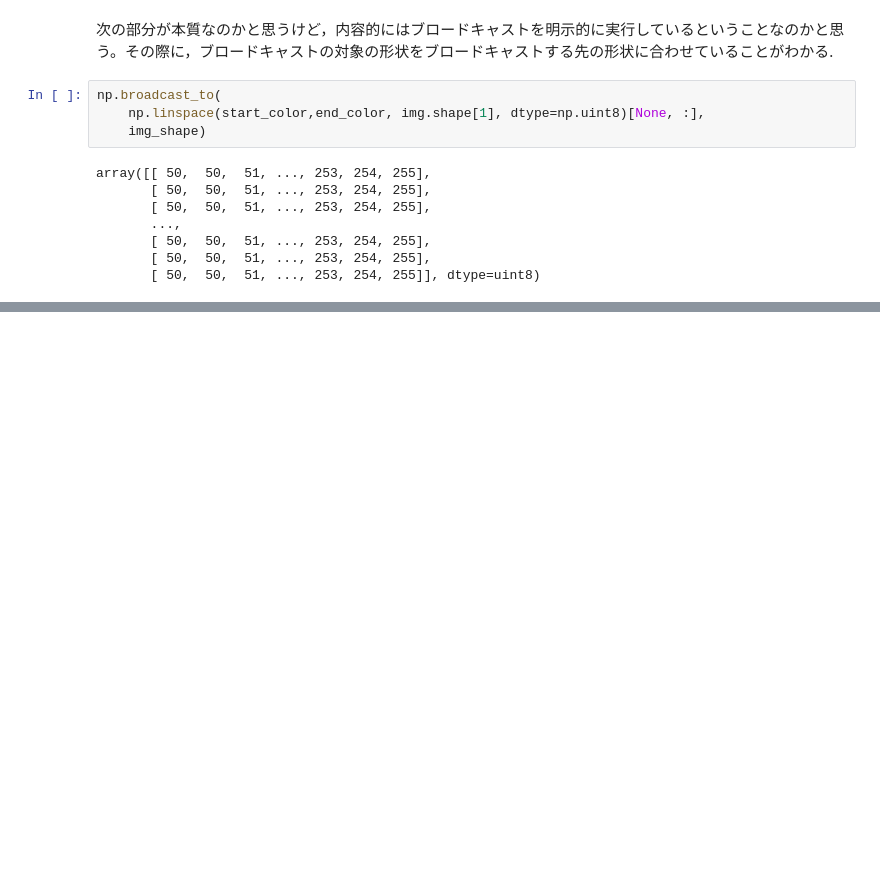
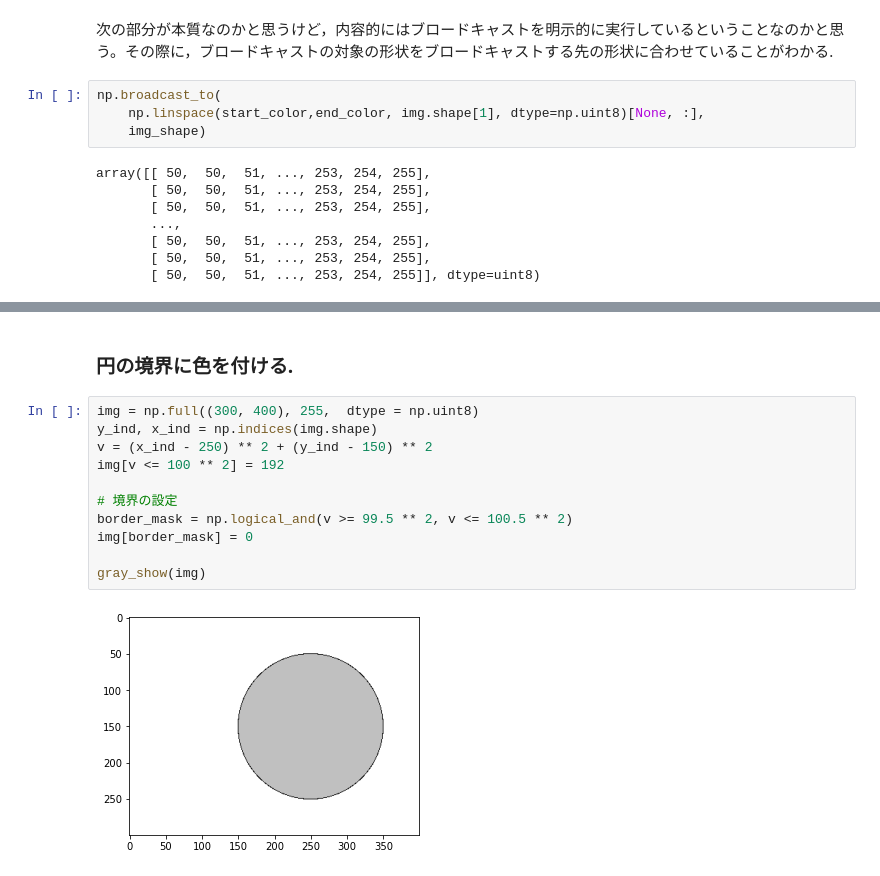
Before and after one commit to nonsabotage/numpy_infinity, a Jupyter notebook: ch04_テンソルと画像処理.ipynb, the cells around one changed output, grey strips where cells are left out. Drawn from its saved outputs; the diff is of its cells as text; blank space fills up the shorter version.

```diff
--- a/ch04_テンソルと画像処理.ipynb
+++ b/ch04_テンソルと画像処理.ipynb
@@ -240,0 +277,15 @@ array([[ 50,  50,  51, ..., 253, 254, 255],
+# %% [markdown]
+### 円の境界に色を付ける.
+# %%
+img = np.full((300, 400), 255,  dtype = np.uint8)
+y_ind, x_ind = np.indices(img.shape)
+v = (x_ind - 250) ** 2 + (y_ind - 150) ** 2
+img[v <= 100 ** 2] = 192
+
+# 境界の設定
+border_mask = np.logical_and(v >= 99.5 ** 2, v <= 100.5 ** 2)
+img[border_mask] = 0
+
+gray_show(img)
+# %% [output]
+[figure, added]
```
Also changed, not shown: parts of 25 cells of this notebook.
